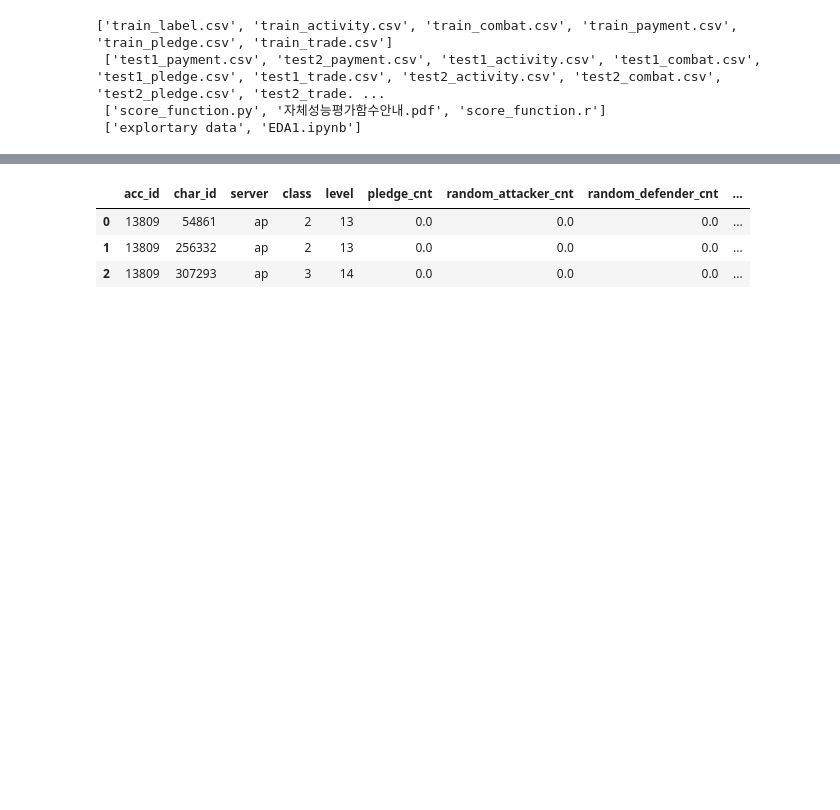
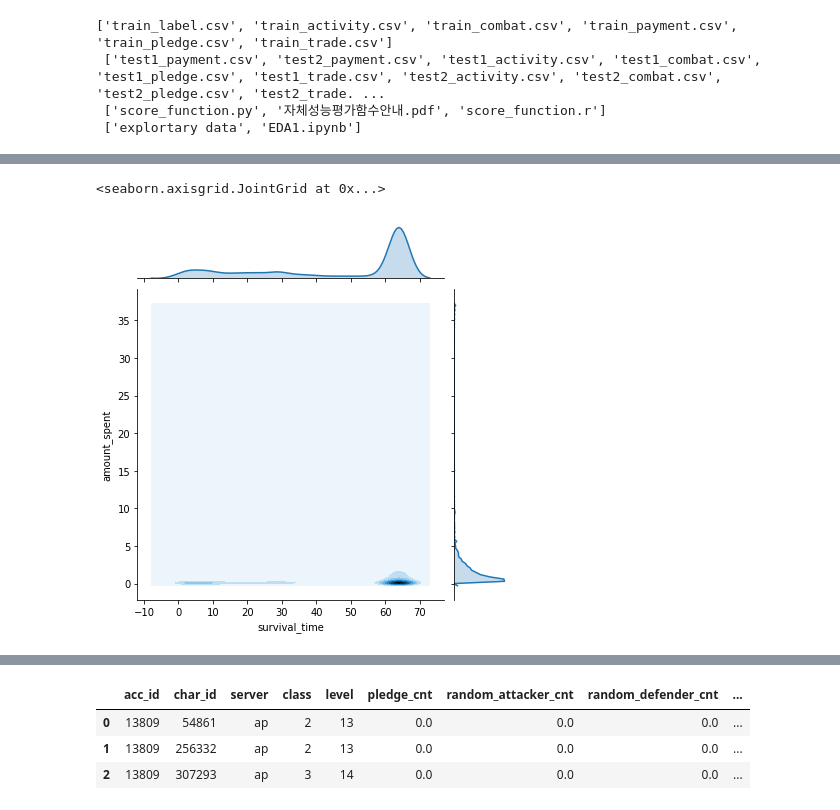
Before and after one commit to supportchelsea/bigcontest_2019, a Jupyter notebook: EDA_B.ipynb, the cells around one changed output, grey strips where cells are left out. Cells and saved outputs as stored; diff of their text form; code cells hidden in the pictures; blank space fills up the shorter version.

```diff
--- a/EDA_B.ipynb
+++ b/EDA_B.ipynb
@@ -59,0 +76,5 @@ train_label.head(3)
+# %%
+sns.jointplot(x=train_label["survival_time"], y=10*(np.log1p(train_label['amount_spent'])), kind="kde")
+# %% [output]
+<seaborn.axisgrid.JointGrid at 0x...>
+[figure, added]
```
Also changed, not shown: parts of 25 cells of this notebook.
